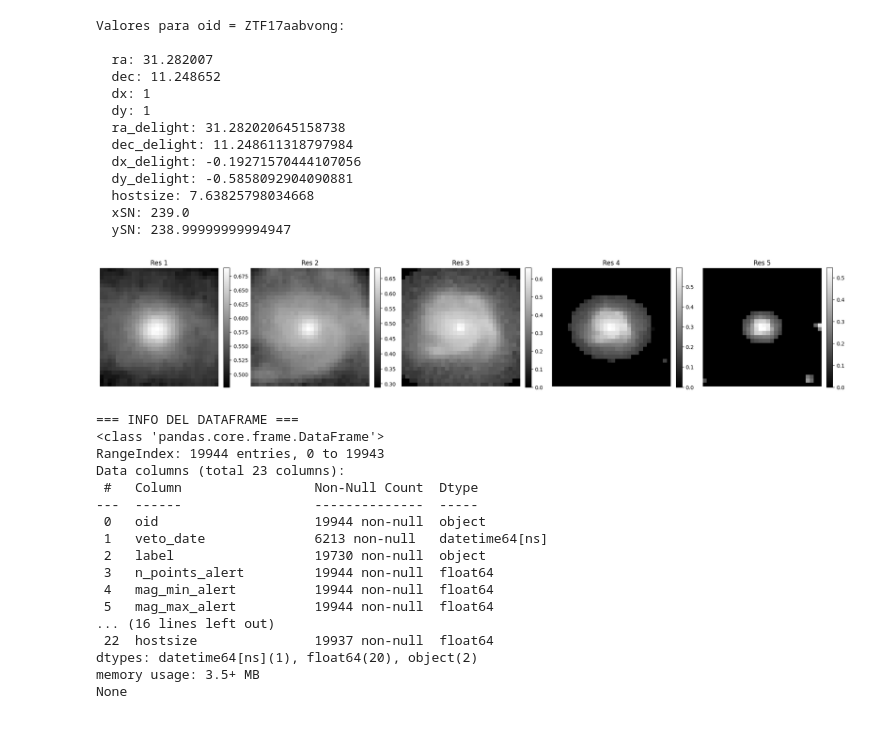
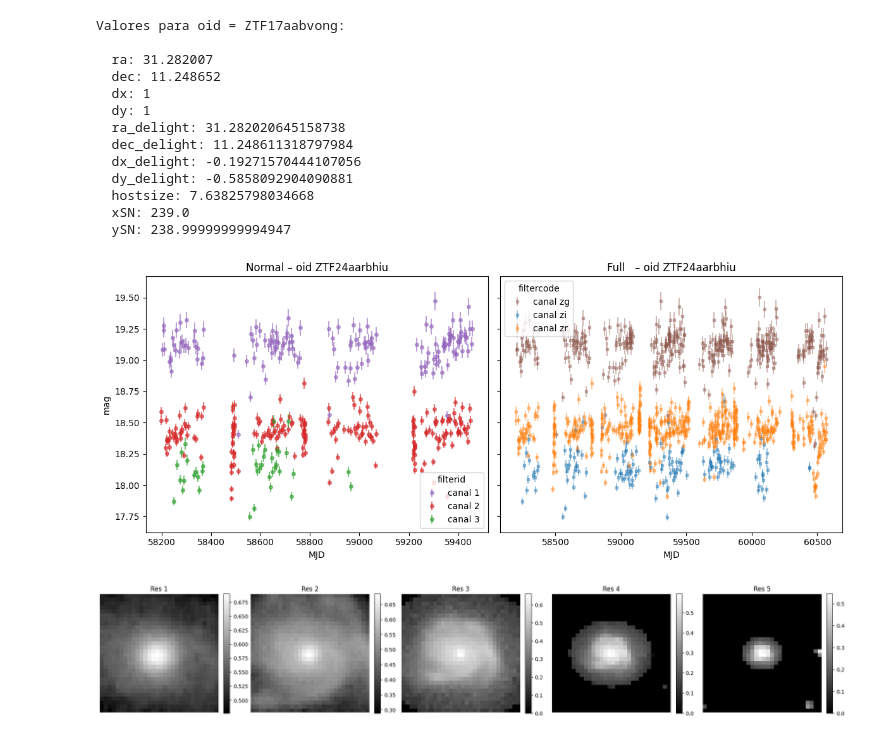
Before and after one commit to benjaminMancilla/AS4501-Proyect, a Jupyter notebook: model_dataframe.ipynb, the cells around one changed output. Cells and saved outputs as stored; diff of their text form; code cells hidden in the pictures.

```diff
--- a/model_dataframe.ipynb
+++ b/model_dataframe.ipynb
@@ -147,0 +203,39 @@ stats_df.head()
+# %%
+# Mapeo inverso filtercode → fid (manteniendo fid numérico)
+code_to_fid = {
+    'zg': 1,  # g-band
+    'zr': 2,  # r-band
+    'zi': 3   # i-band
+}
+
+# 1. Leer el CSV maestro en chunks para no saturar memoria
+chunks = []
+chunksize = 5_000_000
+for chunk in pd.read_csv(
+    "tabular_data/data_release_full.csv",
+    usecols=["oid", "mag", "magerr", "filtercode"],
+    dtype={"oid":str, "filtercode":str},
+    chunksize=chunksize
+):
+    # Mapear filtercode a fid y filtrar filas válidas
+    chunk["fid"] = chunk["filtercode"].map(code_to_fid)
+    chunk = chunk.dropna(subset=["fid"])  # elimina canales distintos de zg,zr,zi
+    chunk["fid"] = chunk["fid"].astype(int)
+    chunks.append(chunk[["oid", "fid", "mag", "magerr"]])
+
+# 2. Concatenar todos los trozos
+df_full = pd.concat(chunks, ignore_index=True)
+
+# 3. Agrupar por oid + fid y aplicar los estadísticos
+stats_full_chn = (
+    df_full
+      .groupby(["oid", "fid"])
+      .apply(lambda g: compute_stats_observations(g, mag_col="mag", sig_col="magerr"))
+      .reset_index()
+)
+
+# 4. Guardar el resultado
+stats_full_chn.to_csv("tabular_data/data_release_full_stats_chn.csv", index=False)
+
+print("Guardado en tabular_data/data_release_full_stats_chn.csv")
+print(stats_full_chn.head())
@@ -397,3 +722,7 @@ Valores para oid = ZTF17aabvong:
+# %%
+plot_oid_lightcurves("ZTF24aarbhiu")
+# %% [output]
+[figure, added]
 # %%
 oid = example_oid
 df = df_delight
@@ -489,25 +781,0 @@ def plot_lightcurves(oid: str,
-# %%
-# Revisemos el csv de los datos consolidados
-df_base = pd.read_csv("baseline_data.csv", parse_dates=["veto_date"], dtype={"oid": str})
-
-# 2. Información general y tipo de datos
-print("=== INFO DEL DATAFRAME ===")
-print(df_base.info(), "\n")
-# %% [output]
-=== INFO DEL DATAFRAME ===
-<class 'pandas.core.frame.DataFrame'>
-RangeIndex: 19944 entries, 0 to 19943
-Data columns (total 23 columns):
- #   Column                 Non-Null Count  Dtype
----  ------                 --------------  -----
- 0   oid                    19944 non-null  object
- 1   veto_date              6213 non-null   datetime64[ns]
- 2   label                  19730 non-null  object
- 3   n_points_alert         19944 non-null  float64
- 4   mag_min_alert          19944 non-null  float64
- 5   mag_max_alert          19944 non-null  float64
-... (16 lines left out)
- 22  hostsize               19937 non-null  float64
-dtypes: datetime64[ns](1), float64(20), object(2)
-memory usage: 3.5+ MB
-None
```
Also changed, not shown: parts of 27 cells of this notebook.
